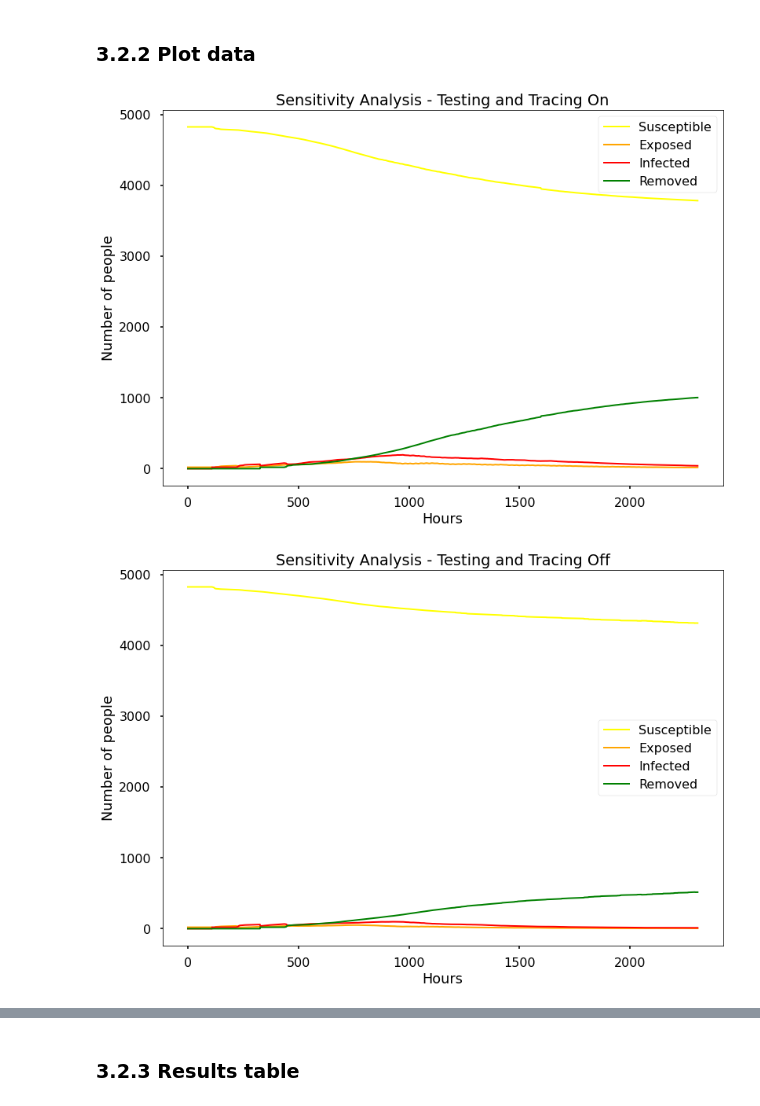
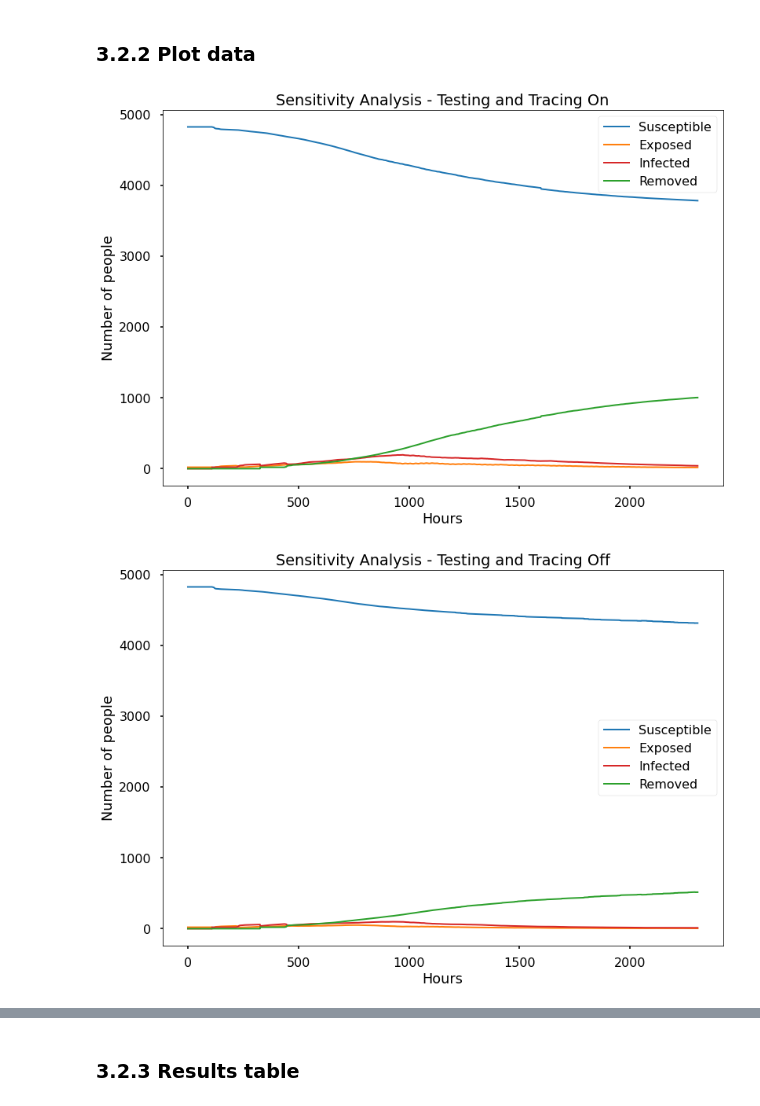
Before and after one commit to johnmcdonne11/dissertation, a Jupyter notebook: 3. Model Validation.ipynb, the cells around one changed output, grey strips where cells are left out. Saved outputs shown, nothing was run; the diff lists cells and outputs as text; code cells hidden in the pictures.

```diff
--- a/3. Model Validation.ipynb
+++ b/3. Model Validation.ipynb
@@ -412,26 +500,26 @@ groupedTandT = testAndTrace.groupby(['Close_contact_tracing', 'PCR_Testing', 'st
 # %%
 fig, ax = plt.subplots()
 
 t = groupedTandT.loc[(groupedTandT['Close_contact_tracing'] == True) & (groupedTandT['PCR_Testing'] == True), 'step']
 S = groupedTandT.loc[(groupedTandT['Close_contact_tracing'] == True) & (groupedTandT['PCR_Testing'] == True), 'SusceptibleAgents']
 E = groupedTandT.loc[(groupedTandT['Close_contact_tracing'] == True) & (groupedTandT['PCR_Testing'] == True), 'ExposedAgents']
 I = groupedTandT.loc[(groupedTandT['Close_contact_tracing'] == True) & (groupedTandT['PCR_Testing'] == True), 'InfectedAgents']
 R = groupedTandT.loc[(groupedTandT['Close_contact_tracing'] == True) & (groupedTandT['PCR_Testing'] == True), 'RemovedAgents']
 
 # Plot data
-ax.plot(t, S, color='yellow', linewidth=2, label='Susceptible')
-ax.plot(t, E, color='orange', linewidth=2, label='Exposed')
-ax.plot(t, I, color='red', linewidth=2, label = 'Infected')
-ax.plot(t, R, color='green', linewidth=2, label='Removed')
+ax.plot(t, S, color='tab:blue', linewidth=2, label='Susceptible')
+ax.plot(t, E, color='tab:orange', linewidth=2, label='Exposed')
+ax.plot(t, I, color='tab:red', linewidth=2, label = 'Infected')
+ax.plot(t, R, color='tab:green', linewidth=2, label='Removed')
 
 # Add titles
 ax.set_title('Sensitivity Analysis - Testing and Tracing On')
 ax.set_xlabel('Hours')
 ax.set_ylabel('Number of people')
 ax.legend()
 plt.show()
 # %% [output]
-[figure, old version]
+[figure, new version]
 # %%
 fig, ax = plt.subplots()
 
@@ -442,10 +530,10 @@ I = groupedTandT.loc[(groupedTandT['Close_contact_tracing'] == False) & (grouped
 R = groupedTandT.loc[(groupedTandT['Close_contact_tracing'] == False) & (groupedTandT['PCR_Testing'] == False), 'RemovedAgents']
 
 # Plot data
-ax.plot(t, S, color='yellow', linewidth=2, label='Susceptible')
-ax.plot(t, E, color='orange', linewidth=2, label='Exposed')
-ax.plot(t, I, color='red', linewidth=2, label = 'Infected')
-ax.plot(t, R, color='green', linewidth=2, label='Removed')
+ax.plot(t, S, color='tab:blue', linewidth=2, label='Susceptible')
+ax.plot(t, E, color='tab:orange', linewidth=2, label='Exposed')
+ax.plot(t, I, color='tab:red', linewidth=2, label = 'Infected')
+ax.plot(t, R, color='tab:green', linewidth=2, label='Removed')
 
 # Add titles
 ax.set_title('Sensitivity Analysis - Testing and Tracing Off')
@@ -454,7 +542,7 @@ ax.set_ylabel('Number of people')
 ax.legend()
 plt.show()
 # %% [output]
-[figure, old version]
+[figure, new version]
 # %%
 fig, ax = plt.subplots()
 
```
Also changed, not shown: parts of 11 cells of this notebook.
